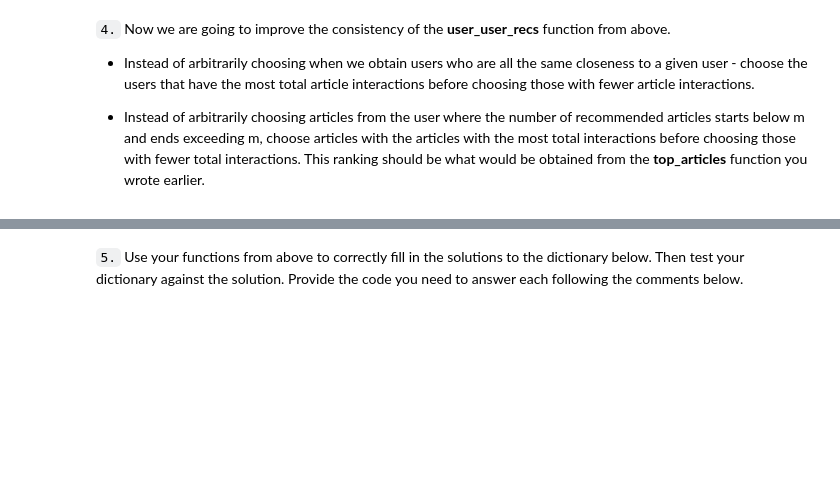
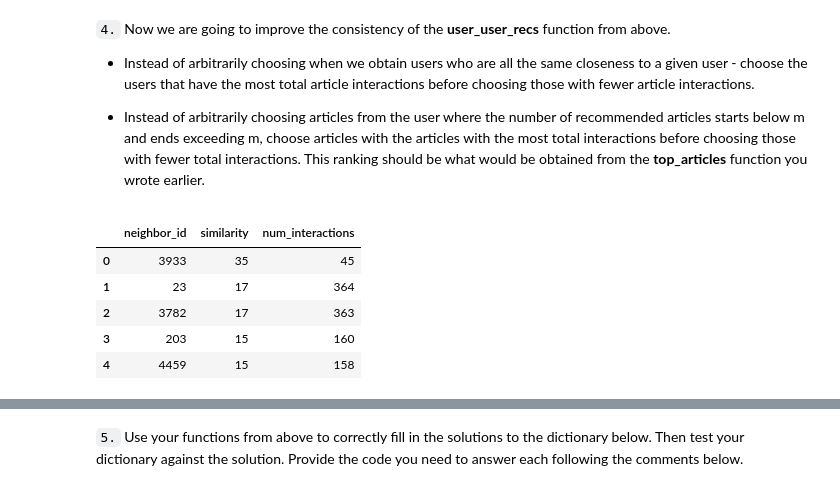
Before and after one commit to SimpliCTea/udacity-projects, a Jupyter notebook: recommendation_engine_IBM/Recommendations_with_IBM.ipynb, the cells around one changed output, grey strips where cells are left out. Saved outputs shown, nothing was run; the diff lists cells and outputs as text; code cells hidden in the pictures; blank space fills up the shorter version.

```diff
--- a/recommendation_engine_IBM/Recommendations_with_IBM.ipynb
+++ b/recommendation_engine_IBM/Recommendations_with_IBM.ipynb
@@ -531,7 +529,21 @@ def get_top_sorted_users(user_id, df=df, user_item=user_item):
                     highest of each is higher in the dataframe
 
     '''
-    # Your code here
+    # store the row of the user and remove the user from the dataframes
+    user_row = user_item.loc[user_id, :]
+    user_item = user_item.drop(index=user_id)
+    df = df[df.user_id != user_id]
+    # create dataframe with similarity values
+    neighbors_df = user_item.dot(user_row).reset_index()
+    neighbors_df.columns = ['neighbor_id', 'similarity']
+    # get the interactions by user and merge them into neighbors_df
+    interactions_by_user =  df.user_id.value_counts().reset_index()
+    interactions_by_user.columns = ['neighbor_id', 'num_interactions']
+    neighbors_df = neighbors_df.merge(interactions_by_user, on='neighbor_id')
+    # sort the dataframe by similarity and then interactions
+    neighbors_df.sort_values(['similarity', 'num_interactions'], ascending=[False, False], inplace=True)
+    # reset the index to start with 0
+    neighbors_df = neighbors_df.reset_index(drop=True)
 
     return neighbors_df # Return the dataframe specified in the doc_string
 
@@ -559,9 +571,41 @@ def user_user_recs_part2(user_id, m=10):
     before choosing those with fewer total interactions.
 
     '''
-    # Your code here
-
+    # grab the articles the given user has interated with
+    article_ids, article_names = get_user_articles(user_id)
+    # grab the data on the similar users
+    neighbors_df = get_top_sorted_users(user_id)
+    # loop over similar users and fill the list of recommendations
+    recs = set()
+    rec_names = set()
+    for idx in neighbors_df.index:
+        # grab the articles this user has interacted with
+        neighbor = neighbors_df.loc[idx, 'neighbor_id']
+        temp_article_ids, temp_article_names = get_user_articles(neighbor)
+        # remove the articles the original user has already seen and add the new recommendations to the set
+        temp_recs = set(temp_article_ids) - set(article_ids)
+        recs.update(temp_recs)
+        # once we have enough recommendations end the loop;
+        # let's grab a few more articles than requested for now, we'll sort them by number of interactions later
+        # and then return only the requested number; this may add some serendipity
+        if len(recs) >= m+min([10, m/2]):
+            recs = list(recs)
+            break
+    # sort based on article interactions; make sure only m recommendations are returned
+    interactions_by_article = df.article_id.value_counts().sort_values(ascending=False)
+    recs = interactions_by_article[interactions_by_article.index.isin(recs)].index
+    recs = list(recs)
+    rec_names = get_article_names(recs)
     return recs, rec_names
+# %%
+get_top_sorted_users(1).head()
+# %% [output]
+|  | neighbor_id | similarity | num_interactions |
+| 0 | 3933 | 35 | 45 |
+| 1 | 23 | 17 | 364 |
+| 2 | 3782 | 17 | 363 |
+| 3 | 203 | 15 | 160 |
+| 4 | 4459 | 15 | 158 |
 # %%
 # Quick spot check - don't change this code - just use it to test your functions
 rec_ids, rec_names = user_user_recs_part2(20, 10)
```
Also changed, not shown: parts of 13 cells of this notebook, 1 other file.
